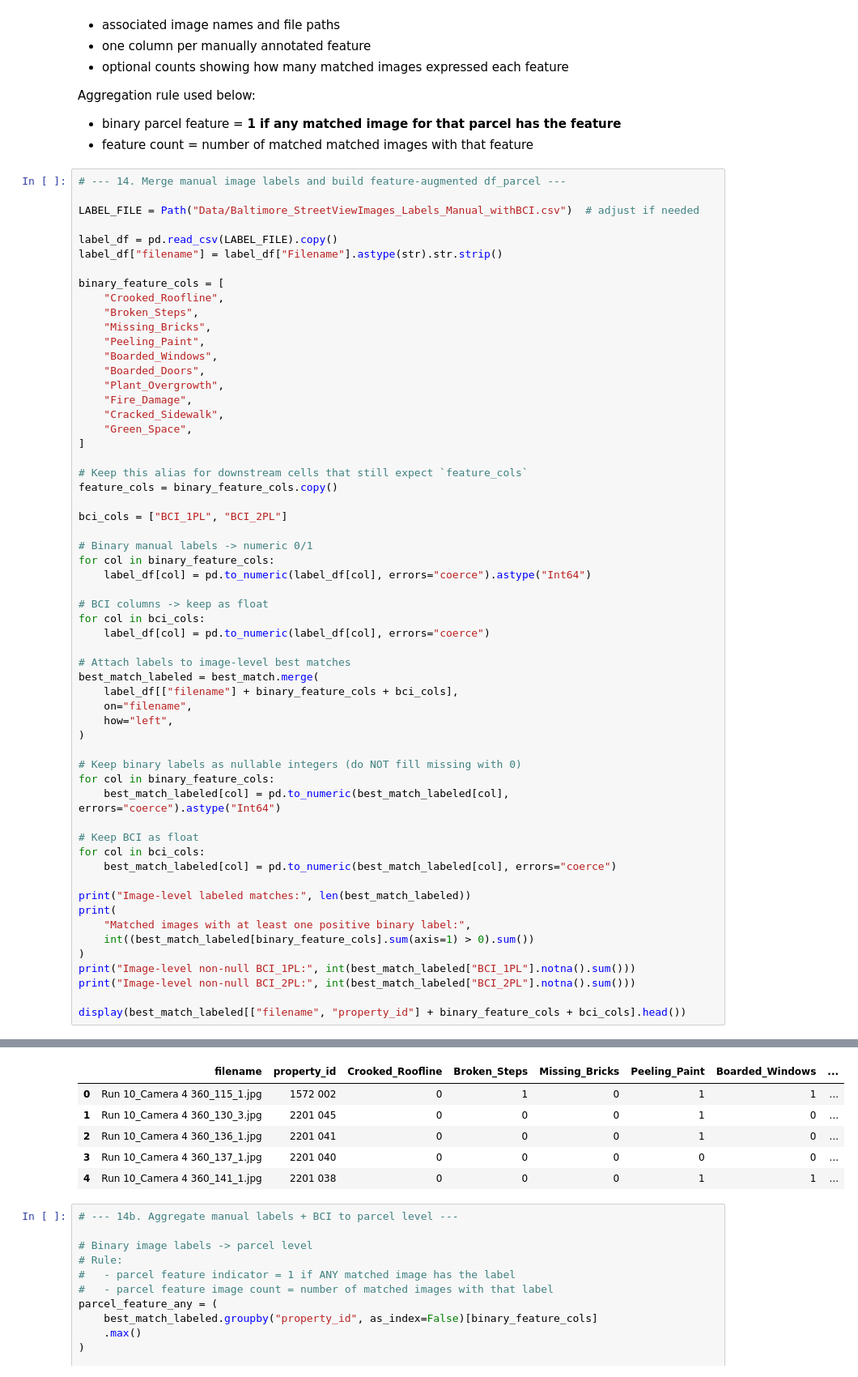
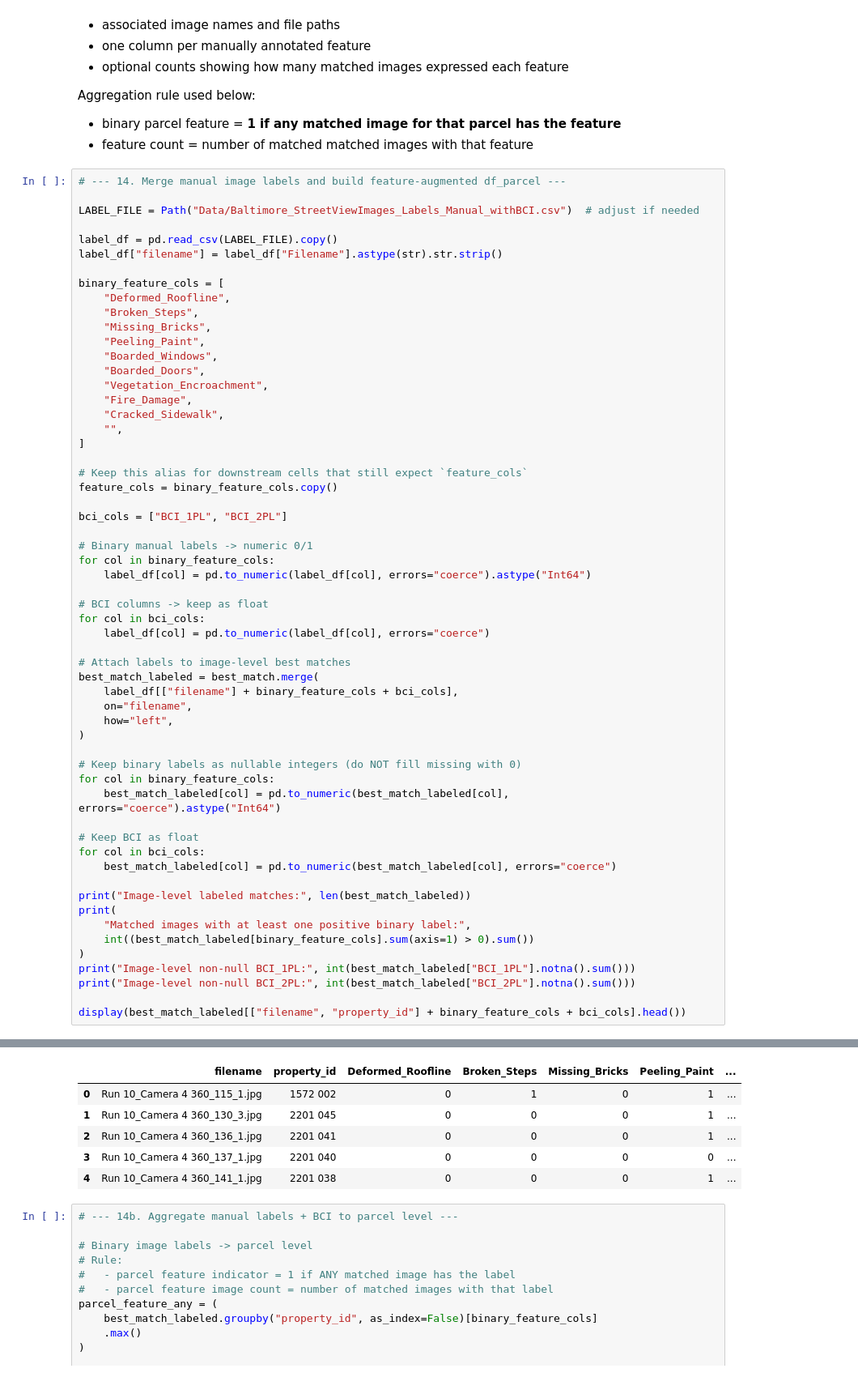
Before and after one commit to Fumbling-Octopus/Github_2nd_Version, a Jupyter notebook: Github_Version.ipynb, the cells around one changed output, grey strips where cells are left out. Shown at 81% size. Cells and saved outputs as stored; diff of their text form.

```diff
--- a/Github_Version.ipynb
+++ b/Github_Version.ipynb
@@ -502,16 +502,16 @@ label_df = pd.read_csv(LABEL_FILE).copy()
 label_df["filename"] = label_df["Filename"].astype(str).str.strip()
 
 binary_feature_cols = [
-    "Crooked_Roofline",
+    "Deformed_Roofline",
     "Broken_Steps",
     "Missing_Bricks",
     "Peeling_Paint",
     "Boarded_Windows",
     "Boarded_Doors",
-    "Plant_Overgrowth",
+    "Vegetation_Encroachment",
     "Fire_Damage",
     "Cracked_Sidewalk",
-    "Green_Space",
+    "",
 ]
 
 # Keep this alias for downstream cells that still expect `feature_cols`
@@ -529,39 +529,39 @@ for col in bci_cols:
 
 # Attach labels to image-level best matches
 best_match_labeled = best_match.merge(
     label_df[["filename"] + binary_feature_cols + bci_cols],
     on="filename",
     how="left",
 )
 
 # Keep binary labels as nullable integers (do NOT fill missing with 0)
 for col in binary_feature_cols:
     best_match_labeled[col] = pd.to_numeric(best_match_labeled[col], errors="coerce").astype("Int64")
 
 # Keep BCI as float
 for col in bci_cols:
     best_match_labeled[col] = pd.to_numeric(best_match_labeled[col], errors="coerce")
 
 print("Image-level labeled matches:", len(best_match_labeled))
 print(
     "Matched images with at least one positive binary label:",
     int((best_match_labeled[binary_feature_cols].sum(axis=1) > 0).sum())
 )
 print("Image-level non-null BCI_1PL:", int(best_match_labeled["BCI_1PL"].notna().sum()))
 print("Image-level non-null BCI_2PL:", int(best_match_labeled["BCI_2PL"].notna().sum()))
 
 display(best_match_labeled[["filename", "property_id"] + binary_feature_cols + bci_cols].head())
 # %% [output]
 Image-level labeled matches: 578
 Matched images with at least one positive binary label: 235
 Image-level non-null BCI_1PL: 289
 Image-level non-null BCI_2PL: 289
-|  | filename | property_id | Crooked_Roofline | Broken_Steps | Missing_Bricks | Peeling_Paint | Boarded_Windows | ... |
-| 0 | Run 10_Camera 4 360_115_1.jpg | 1572 002 | 0 | 1 | 0 | 1 | 1 | ... |
-| 1 | Run 10_Camera 4 360_130_3.jpg | 2201 045 | 0 | 0 | 0 | 1 | 0 | ... |
-| 2 | Run 10_Camera 4 360_136_1.jpg | 2201 041 | 0 | 0 | 0 | 1 | 0 | ... |
-| 3 | Run 10_Camera 4 360_137_1.jpg | 2201 040 | 0 | 0 | 0 | 0 | 0 | ... |
-| 4 | Run 10_Camera 4 360_141_1.jpg | 2201 038 | 0 | 0 | 0 | 1 | 1 | ... |
+|  | filename | property_id | Deformed_Roofline | Broken_Steps | Missing_Bricks | Peeling_Paint | ... |
+| 0 | Run 10_Camera 4 360_115_1.jpg | 1572 002 | 0 | 1 | 0 | 1 | ... |
+| 1 | Run 10_Camera 4 360_130_3.jpg | 2201 045 | 0 | 0 | 0 | 1 | ... |
+| 2 | Run 10_Camera 4 360_136_1.jpg | 2201 041 | 0 | 0 | 0 | 1 | ... |
+| 3 | Run 10_Camera 4 360_137_1.jpg | 2201 040 | 0 | 0 | 0 | 0 | ... |
+| 4 | Run 10_Camera 4 360_141_1.jpg | 2201 038 | 0 | 0 | 0 | 1 | ... |
 # %%
 # --- 14b. Aggregate manual labels + BCI to parcel level ---
 
```
Also changed, not shown: parts of 1 cell of this notebook, 9 other files.
